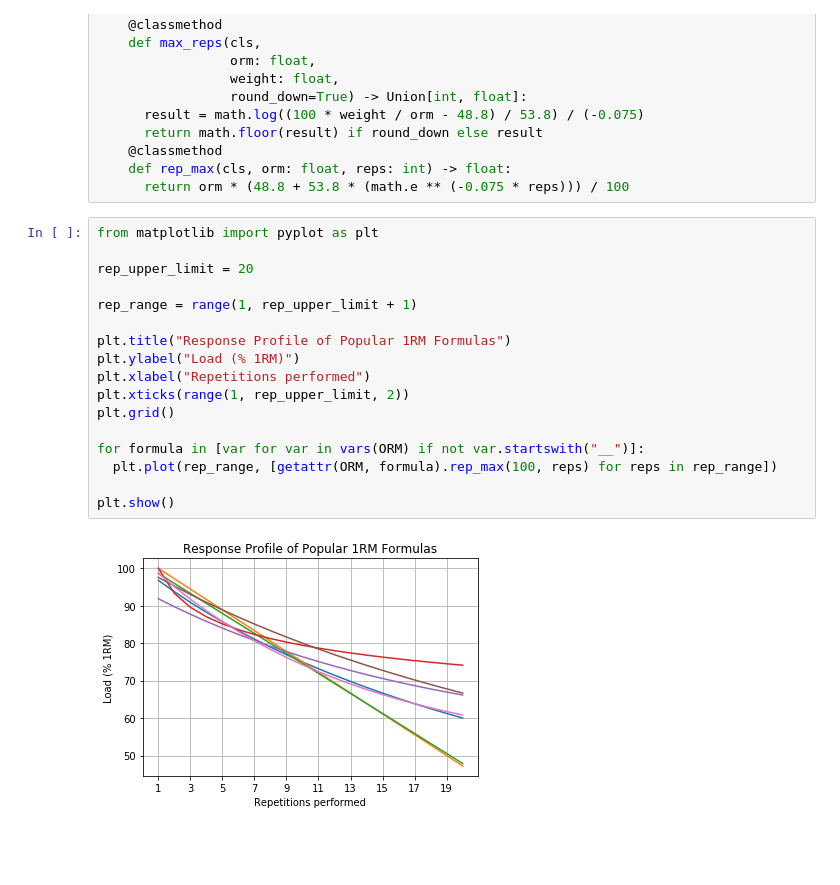
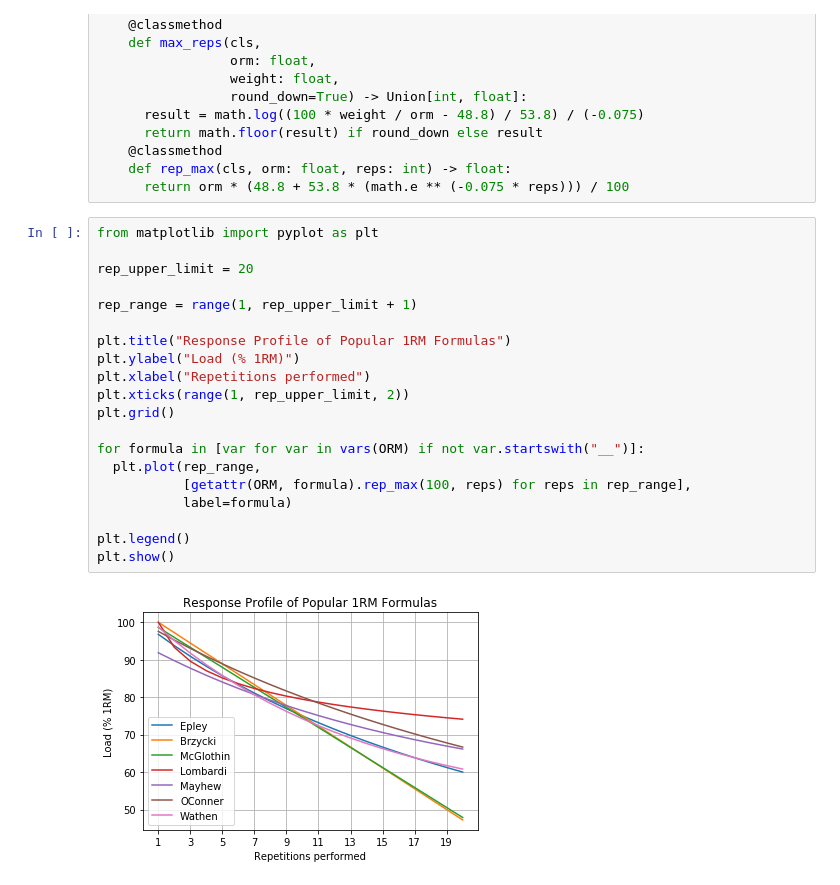
Before and after one commit to hinsley/colabs, a Jupyter notebook: Training_Parameterization.ipynb, the cells around one changed output. Drawn from its saved outputs; the diff is of its cells as text; blank space fills up the shorter version.

Commit message:
Add legend

```diff
--- a/Training_Parameterization.ipynb
+++ b/Training_Parameterization.ipynb
@@ -243,19 +243,22 @@ class ORM:
 # %%
 from matplotlib import pyplot as plt
 
 rep_upper_limit = 20
 
 rep_range = range(1, rep_upper_limit + 1)
 
 plt.title("Response Profile of Popular 1RM Formulas")
 plt.ylabel("Load (% 1RM)")
 plt.xlabel("Repetitions performed")
 plt.xticks(range(1, rep_upper_limit, 2))
 plt.grid()
 
 for formula in [var for var in vars(ORM) if not var.startswith("__")]:
-  plt.plot(rep_range, [getattr(ORM, formula).rep_max(100, reps) for reps in rep_range])
+  plt.plot(rep_range,
+           [getattr(ORM, formula).rep_max(100, reps) for reps in rep_range],
+           label=formula)
 
+plt.legend()
 plt.show()
 # %% [output]
-[figure, old version]
+[figure, new version]
```
